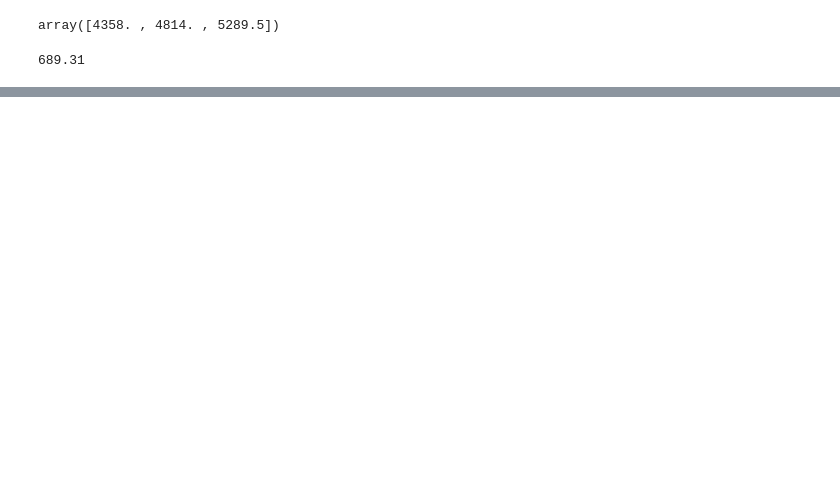
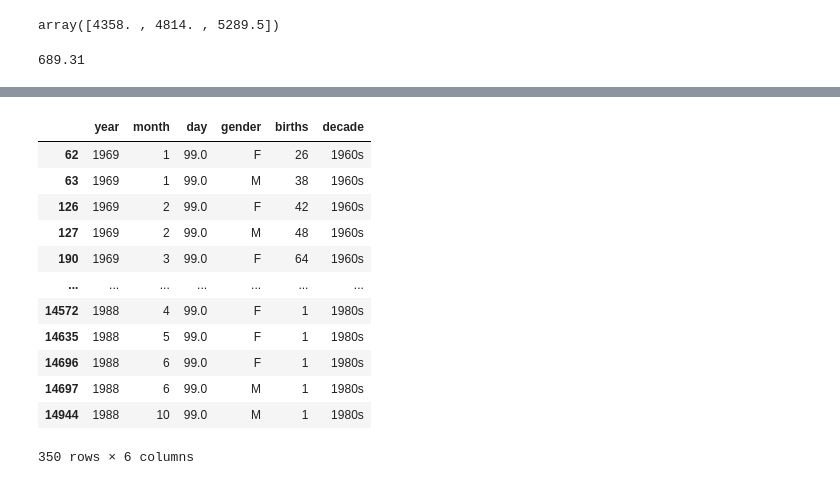
Before and after one commit to imabiodun/py, a Jupyter notebook: birth_learn.ipynb, the cells around one changed output, grey strips where cells are left out. Cells and saved outputs as stored; diff of their text form; code cells hidden in the pictures; blank space fills up the shorter version.

```diff
--- a/birth_learn.ipynb
+++ b/birth_learn.ipynb
@@ -104,0 +128,16 @@ sig
+# %%
+new_birth.loc[new_birth['day']>31]
+# %% [output]
+|  | year | month | day | gender | births | decade |
+| 62 | 1969 | 1 | 99.0 | F | 26 | 1960s |
+| 63 | 1969 | 1 | 99.0 | M | 38 | 1960s |
+| 126 | 1969 | 2 | 99.0 | F | 42 | 1960s |
+| 127 | 1969 | 2 | 99.0 | M | 48 | 1960s |
+| 190 | 1969 | 3 | 99.0 | F | 64 | 1960s |
+| ... | ... | ... | ... | ... | ... | ... |
+| 14572 | 1988 | 4 | 99.0 | F | 1 | 1980s |
+| 14635 | 1988 | 5 | 99.0 | F | 1 | 1980s |
+| 14696 | 1988 | 6 | 99.0 | F | 1 | 1980s |
+| 14697 | 1988 | 6 | 99.0 | M | 1 | 1980s |
+| 14944 | 1988 | 10 | 99.0 | M | 1 | 1980s |
+350 rows × 6 columns
```
Also changed, not shown: parts of 15 cells of this notebook.
